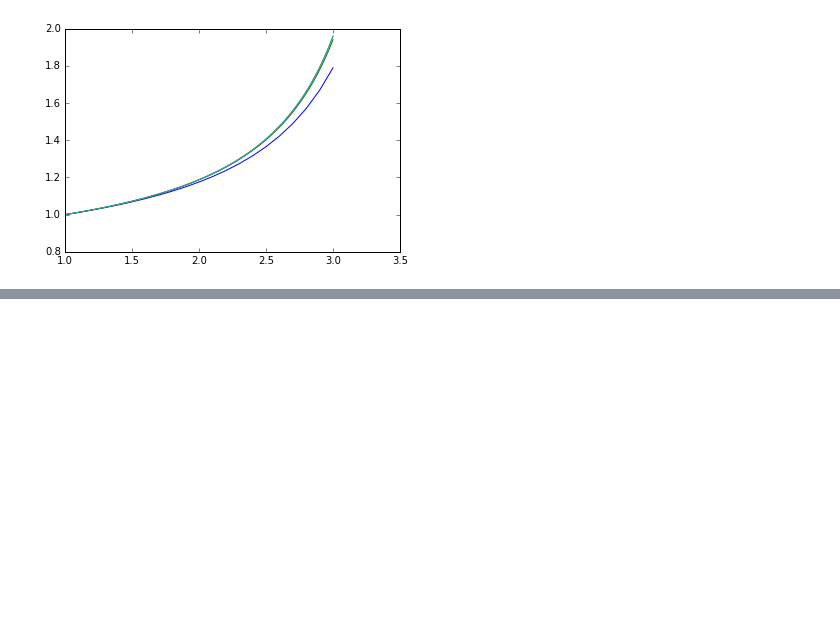
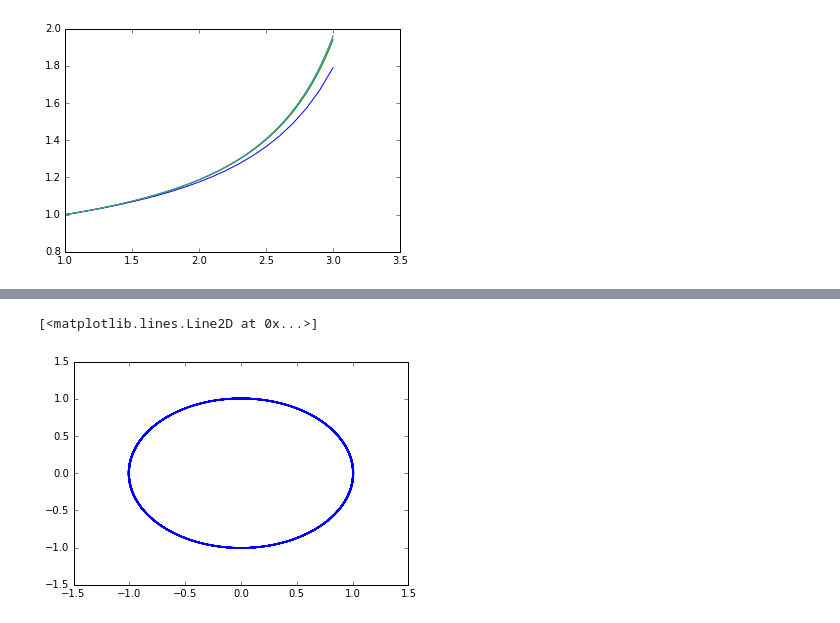
Before and after one commit to hugosl/integradores, a Jupyter notebook: integrador.ipynb, the cells around one changed output, grey strips where cells are left out. Cells and saved outputs as stored; diff of their text form; code cells hidden in the pictures; blank space fills up the shorter version.

```diff
--- a/integrador.ipynb
+++ b/integrador.ipynb
@@ -55,0 +65,5 @@ print sol[1]
+# %%
+plot(y,v)
+# %% [output]
+[<matplotlib.lines.Line2D at 0x...>]
+[figure, added]
```
Also changed, not shown: parts of 2 cells of this notebook, 3 other files.
